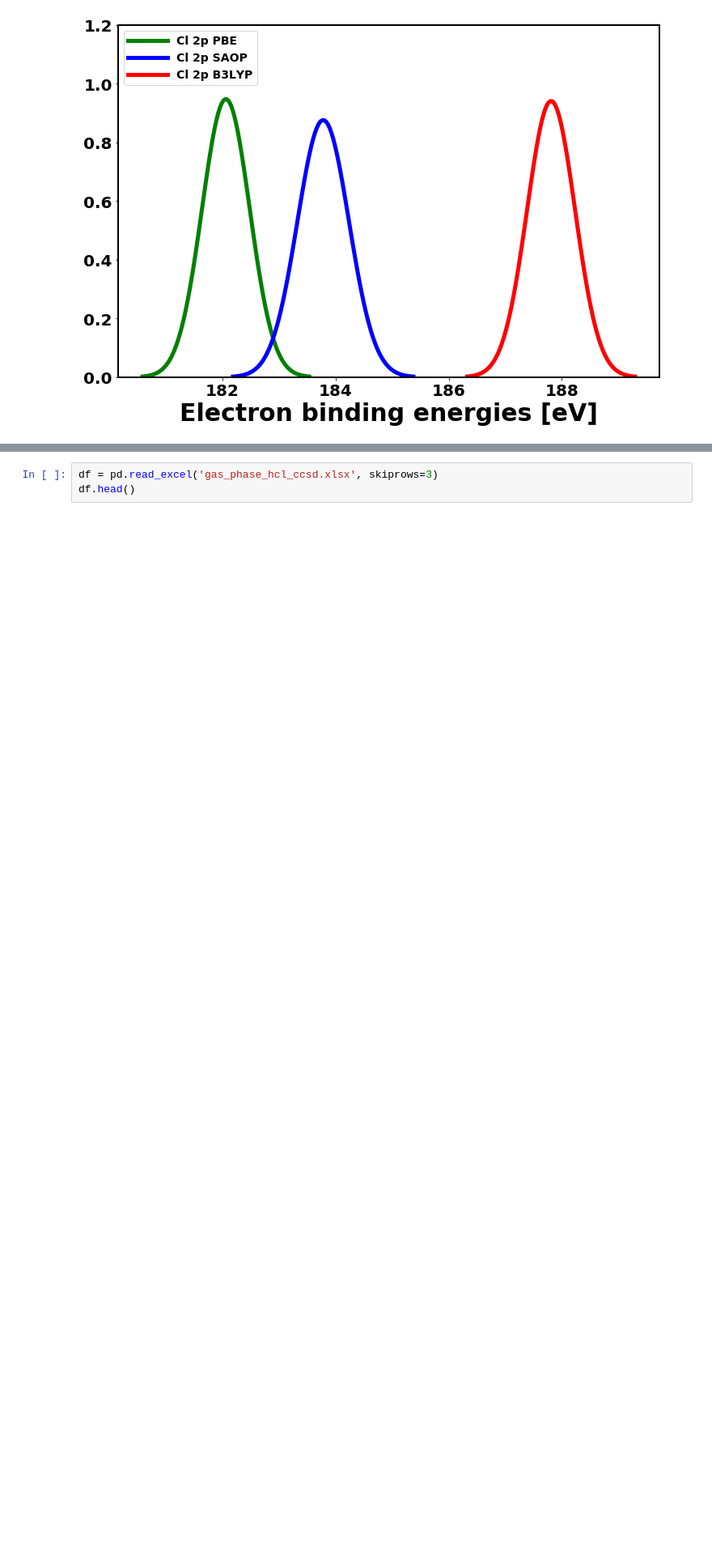
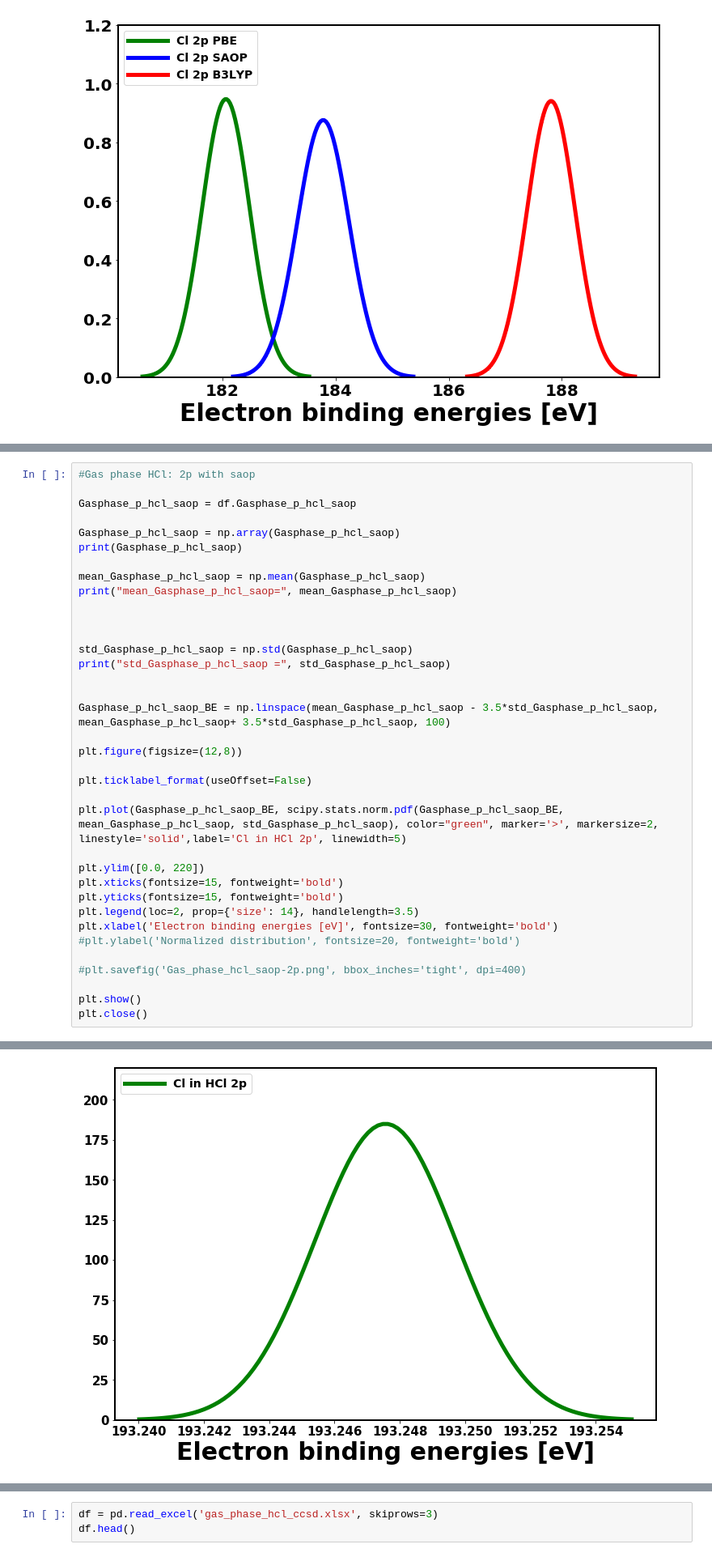
Before and after one commit to richopoku/HCl_project_graphs_binder, a Jupyter notebook: Graphs_core_properties.ipynb, the cells around one changed output, grey strips where cells are left out. Shown at 81% size. Saved outputs shown, nothing was run; the diff lists cells and outputs as text; blank space fills up the shorter version.

```diff
--- a/Graphs_core_properties.ipynb
+++ b/Graphs_core_properties.ipynb
@@ -528,0 +629,37 @@ std_6waters_saop = 0.455294595113053
+# %%
+#Gas phase HCl: 2p with saop
+
+Gasphase_p_hcl_saop = df.Gasphase_p_hcl_saop
+
+Gasphase_p_hcl_saop = np.array(Gasphase_p_hcl_saop)
+print(Gasphase_p_hcl_saop)
+
+mean_Gasphase_p_hcl_saop = np.mean(Gasphase_p_hcl_saop)
+print("mean_Gasphase_p_hcl_saop=", mean_Gasphase_p_hcl_saop)
+
+
+
+std_Gasphase_p_hcl_saop = np.std(Gasphase_p_hcl_saop)
+print("std_Gasphase_p_hcl_saop =", std_Gasphase_p_hcl_saop)
+
+
+Gasphase_p_hcl_saop_BE = np.linspace(mean_Gasphase_p_hcl_saop - 3.5*std_Gasphase_p_hcl_saop, mean_Gasphase_p_hcl_saop+ 3.5*std_Gasphase_p_hcl_saop, 100)
+
+plt.figure(figsize=(12,8))
+
+plt.ticklabel_format(useOffset=False)
+
+plt.plot(Gasphase_p_hcl_saop_BE, scipy.stats.norm.pdf(Gasphase_p_hcl_saop_BE, mean_Gasphase_p_hcl_saop, std_Gasphase_p_hcl_saop), color="green", marker='>', markersize=2, linestyle='solid',label='Cl in HCl 2p', linewidth=5)
+
+plt.ylim([0.0, 220])
+plt.xticks(fontsize=15, fontweight='bold')
+plt.yticks(fontsize=15, fontweight='bold')
+plt.legend(loc=2, prop={'size': 14}, handlelength=3.5)
+plt.xlabel('Electron binding energies [eV]', fontsize=30, fontweight='bold')
+#plt.ylabel('Normalized distribution', fontsize=20, fontweight='bold')
+
+#plt.savefig('Gas_phase_hcl_saop-2p.png', bbox_inches='tight', dpi=400)
+
+plt.show()
+plt.close()
+# %% [output]
@@ -528,0 +671 @@ std_6waters_saop = 0.455294595113053
+[figure, added]
```
Also changed, not shown: parts of 27 cells of this notebook, 4 other files.
